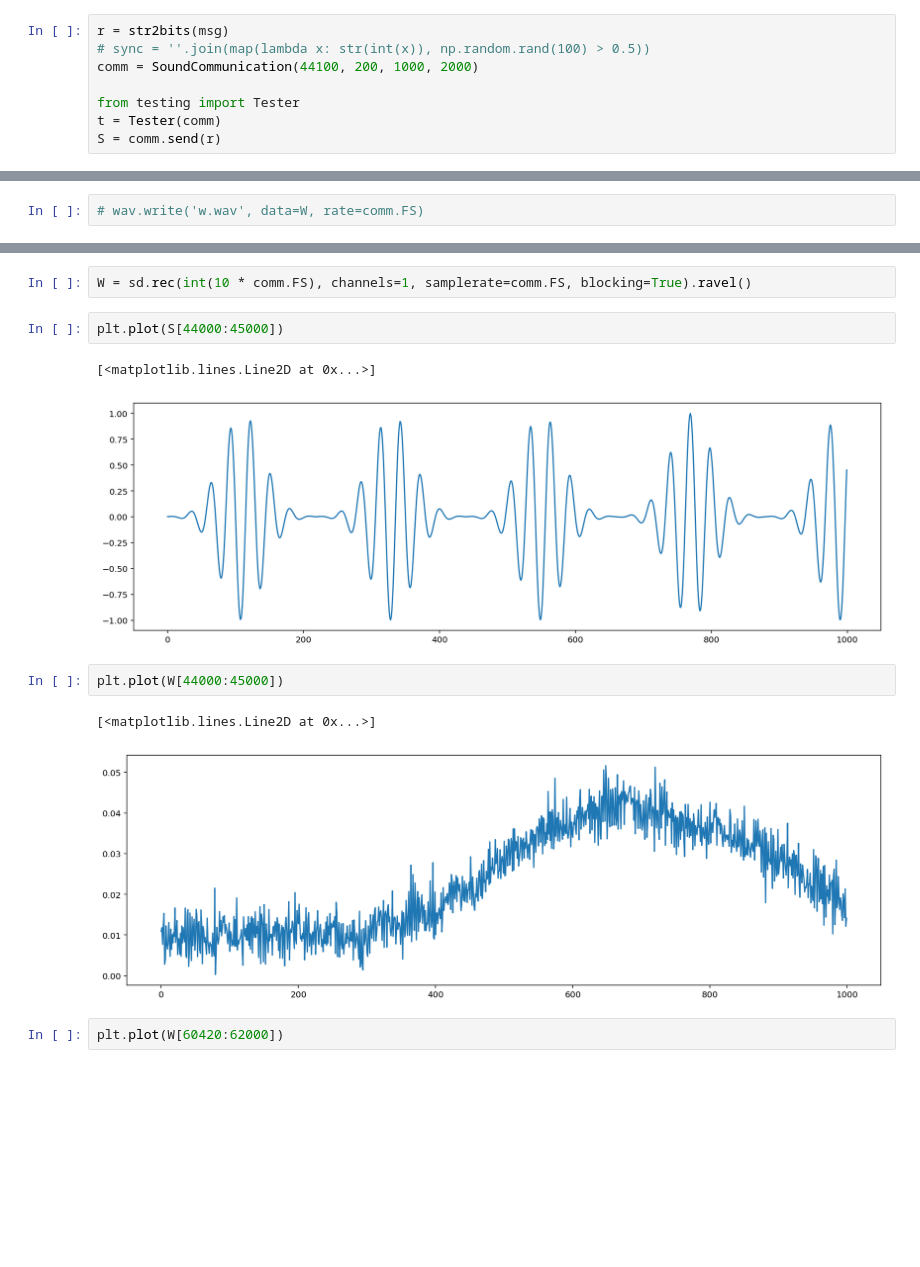
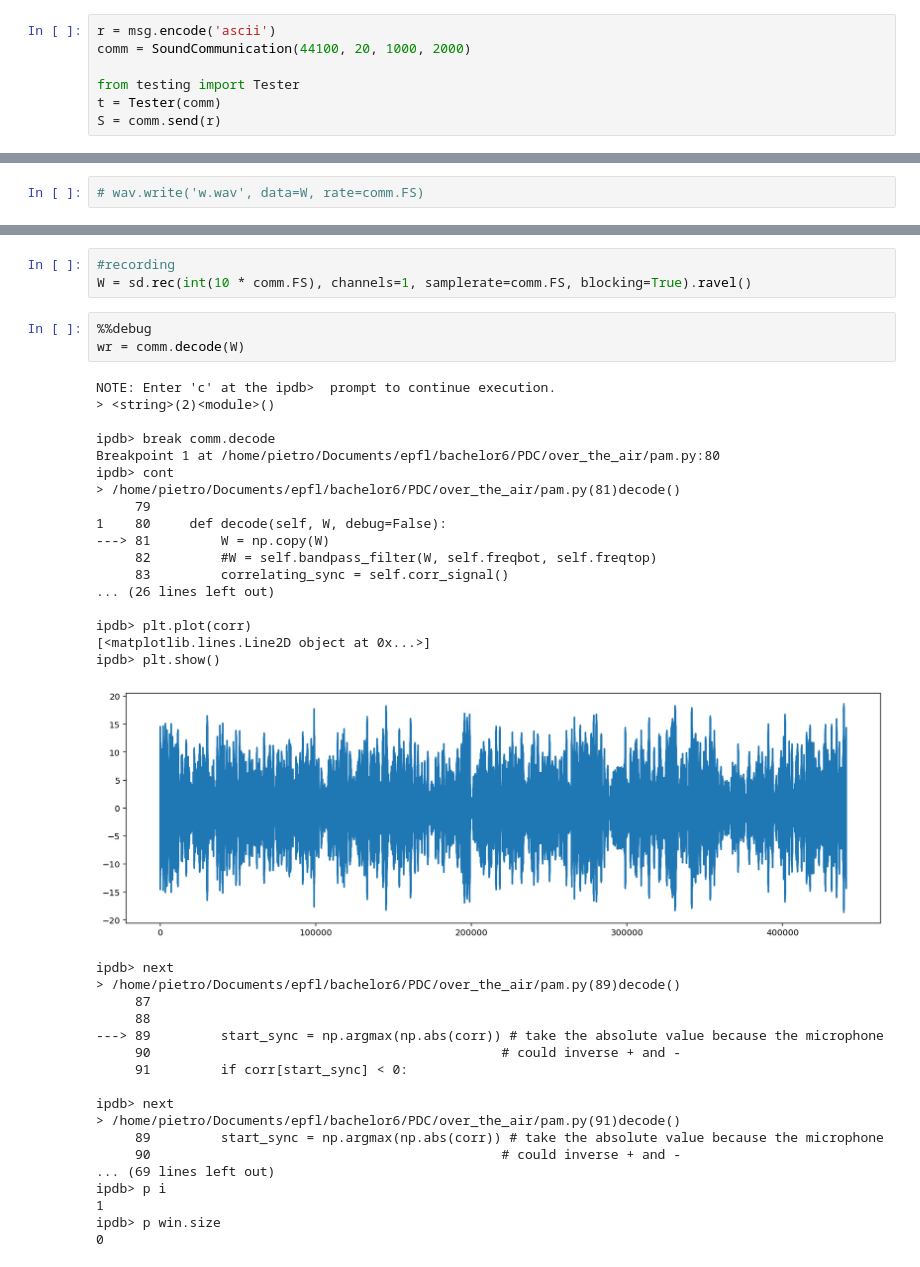
Before and after one commit to korel-one/over_the_air, a Jupyter notebook: OverTheAir PAM.ipynb, the cells around one changed output, grey strips where cells are left out. Cells and saved outputs as stored; diff of their text form; blank space fills up the shorter version.

```diff
--- a/OverTheAir PAM.ipynb
+++ b/OverTheAir PAM.ipynb
@@ -21,9 +21,8 @@ msg = """
 [ 7071.657156] CPU2: Core temperature above threshold, cpu cloc
 """
 # %%
-r = str2bits(msg)
-# sync = ''.join(map(lambda x: str(int(x)), np.random.rand(100) > 0.5))
-comm = SoundCommunication(44100, 200, 1000, 2000)
+r = msg.encode('ascii')
+comm = SoundCommunication(44100, 20, 1000, 2000)
 
 from testing import Tester
 t = Tester(comm)
@@ -41,15 +39,43 @@ _, W = wav.read('w.wav')
 # %%
+#recording
 W = sd.rec(int(10 * comm.FS), channels=1, samplerate=comm.FS, blocking=True).ravel()
-# %%
-plt.plot(S[44000:45000])
-# %% [output]
-[<matplotlib.lines.Line2D at 0x...>]
-[figure, removed]
-# %%
-plt.plot(W[44000:45000])
-# %% [output]
-[<matplotlib.lines.Line2D at 0x...>]
-[figure, removed]
-# %%
-plt.plot(W[60420:62000])
+# %%
+%%debug
+wr = comm.decode(W)
+# %% [output]
+NOTE: Enter 'c' at the ipdb>  prompt to continue execution.
+> <string>(2)<module>()
+
+ipdb> break comm.decode
+Breakpoint 1 at /home/pietro/Documents/epfl/bachelor6/PDC/over_the_air/pam.py:80
+ipdb> cont
+> /home/pietro/Documents/epfl/bachelor6/PDC/over_the_air/pam.py(81)decode()
+     79
+1    80     def decode(self, W, debug=False):
+---> 81         W = np.copy(W)
+     82         #W = self.bandpass_filter(W, self.freqbot, self.freqtop)
+     83         correlating_sync = self.corr_signal()
+... (26 lines left out)
+
+ipdb> plt.plot(corr)
+[<matplotlib.lines.Line2D object at 0x...>]
+ipdb> plt.show()
+[figure, added]
+ipdb> next
+> /home/pietro/Documents/epfl/bachelor6/PDC/over_the_air/pam.py(89)decode()
+     87
+     88
+---> 89         start_sync = np.argmax(np.abs(corr)) # take the absolute value because the microphone
+     90                                             # could inverse + and -
+     91         if corr[start_sync] < 0:
+
+ipdb> next
+> /home/pietro/Documents/epfl/bachelor6/PDC/over_the_air/pam.py(91)decode()
+     89         start_sync = np.argmax(np.abs(corr)) # take the absolute value because the microphone
+     90                                             # could inverse + and -
+... (69 lines left out)
+ipdb> p i
+1
+ipdb> p win.size
+0
 # %%
```
Also changed, not shown: parts of 6 cells of this notebook, 3 other files.
